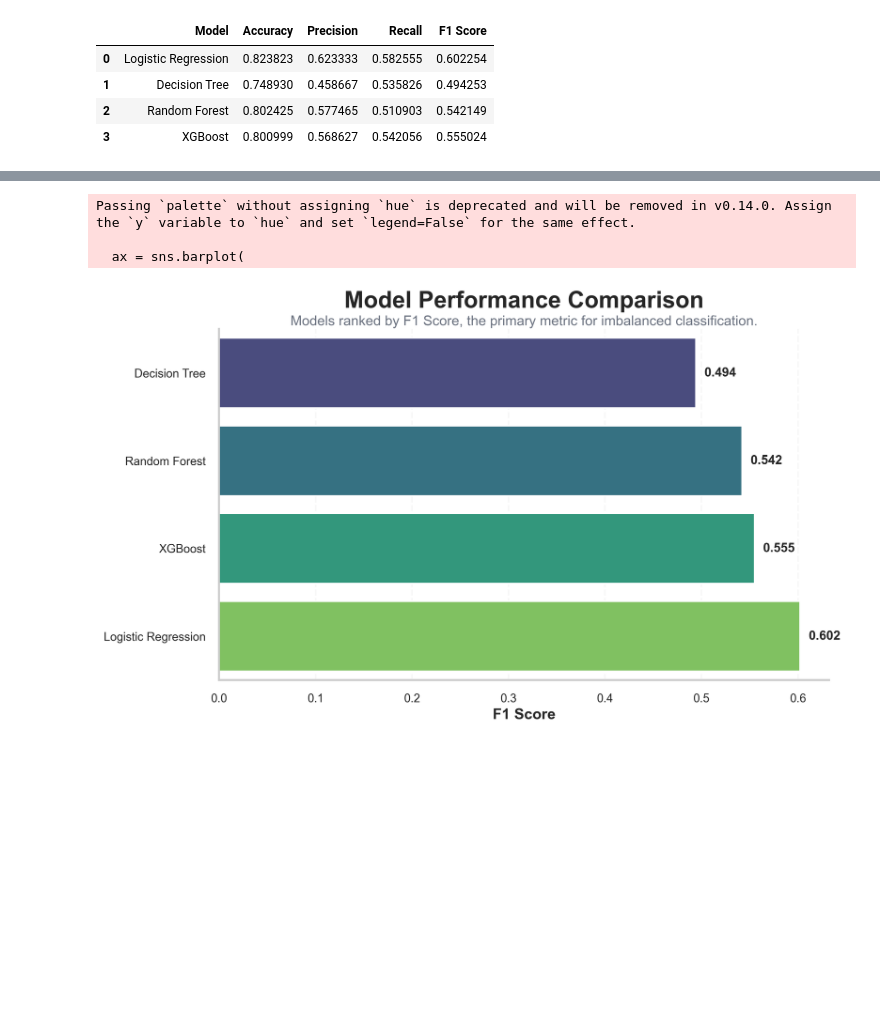
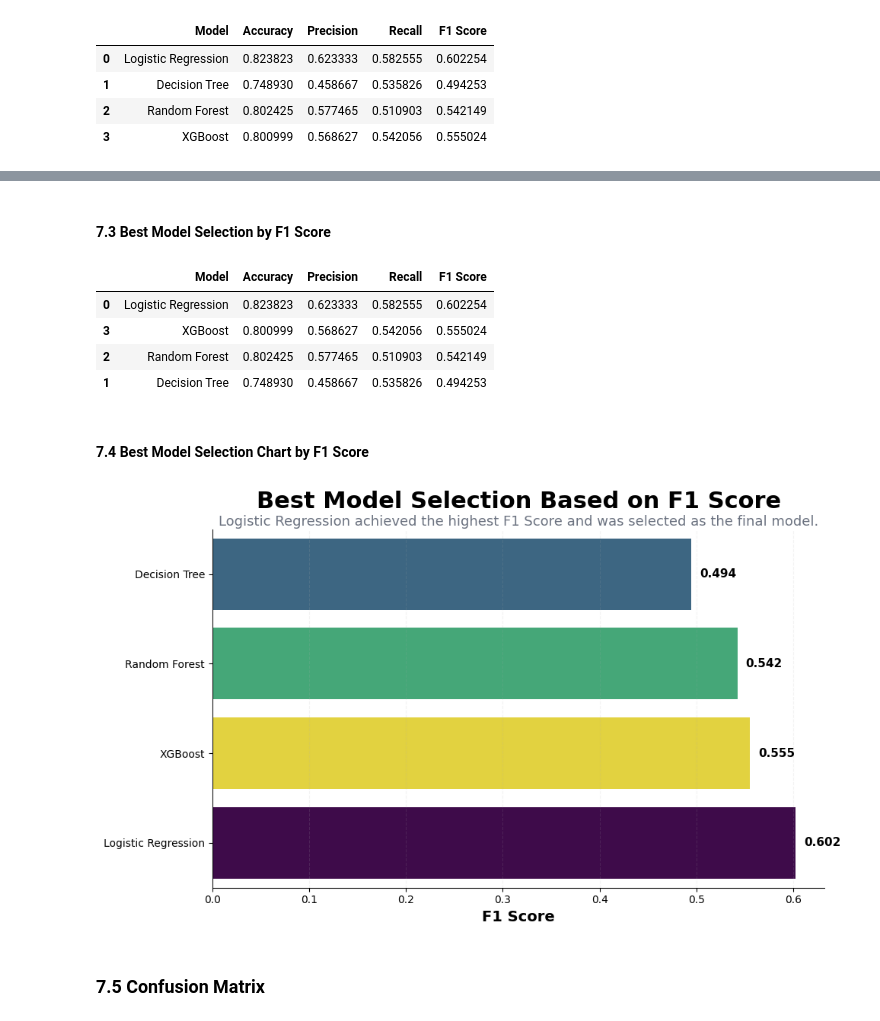
Before and after one commit to jagadeesh-labs/Meritshot-Internship, a Jupyter notebook: TASK-2/customer_churn_prediction.ipynb, the cells around one changed output, grey strips where cells are left out. Drawn from its saved outputs; the diff is of its cells as text; code cells hidden in the pictures; blank space fills up the shorter version.

```diff
--- a/TASK-2/customer_churn_prediction.ipynb
+++ b/TASK-2/customer_churn_prediction.ipynb
@@ -283,9 +276,11 @@ plt.figure(figsize=(12, 7))
 # Create count plot
 ax = sns.countplot(
     x="Churn_Yes",
+    hue="Churn_Yes",
     data=df,
     palette=["#0B3C5D", "#FF6F3C"],  # Midnight Blue, Burnt Orange
-    width=0.55
+    width=0.55,
+    legend=False
 )
 
 # Total customers
@@ -428,7 +427,10 @@ ax = sns.barplot(
     data=contract_churn,
     y="Contract Type",
     x="Churn Rate",
-    palette=["#F97316", "#60A5FA", "#2563EB"]
+    hue="Contract Type",
+    palette=["#F97316", "#60A5FA", "#2563EB"],
+    dodge=False,
+    legend=False
 )
 
 # Add percentage labels
@@ -924,0 +898,7 @@ model_results
+# %%
+model_palette = {
+    "Logistic Regression": "#440154",  # Purple
+    "Decision Tree": "#31688E",        # Blue
+    "Random Forest": "#35B779",        # Green
+    "XGBoost": "#FDE725"               # Yellow
+}
@@ -925,3 +1003,19 @@ model_results
+# %% [markdown]
+#### 7.3 Best Model Selection by F1 Score
+# %%
+# Display models sorted by F1 Score
+model_results.sort_values(
+    by="F1 Score",
+    ascending=False
+)
+# %% [output]
+|  | Model | Accuracy | Precision | Recall | F1 Score |
+| 0 | Logistic Regression | 0.823823 | 0.623333 | 0.582555 | 0.602254 |
+| 3 | XGBoost | 0.800999 | 0.568627 | 0.542056 | 0.555024 |
+| 2 | Random Forest | 0.802425 | 0.577465 | 0.510903 | 0.542149 |
+| 1 | Decision Tree | 0.748930 | 0.458667 | 0.535826 | 0.494253 |
+# %% [markdown]
+#### 7.4 Best Model Selection Chart by F1 Score
 # %%
 # Sort models by F1 Score
 sorted_results = model_results.sort_values(
@@ -931,7 +1025,7 @@ sorted_results = model_results.sort_values(
 
 # Create figure
 plt.figure(
-    figsize=(10, 6),
+    figsize=(10,6),
     facecolor="white"
 )
 
@@ -940,7 +1034,10 @@ ax = sns.barplot(
     data=sorted_results,
     y="Model",
     x="F1 Score",
-    palette="viridis"
+    hue="Model",
+    palette=model_palette,
+    dodge=False,
+    legend=False
 )
 
 # Add score labels
@@ -954,7 +1051,7 @@ for p in ax.patches:
             width,
             p.get_y() + p.get_height()/2
         ),
-        fontsize=12,
+        fontsize=11,
         fontweight="bold",
         va="center",
         xytext=(8,0),
@@ -963,7 +1060,7 @@ for p in ax.patches:
 
 # Title
 plt.title(
-    "Model Performance Comparison",
+    "Best Model Selection Based on F1 Score",
     fontsize=22,
     fontweight="bold",
     pad=20
@@ -973,44 +1070,45 @@ plt.title(
 plt.text(
     0.5,
     1.01,
-    "Models ranked by F1 Score, the primary metric for imbalanced classification.",
+    "Logistic Regression achieved the highest F1 Score and was selected as the final model.",
     transform=ax.transAxes,
     ha="center",
     fontsize=13,
     color="#6B7280"
 )
 
+# Labels
 plt.xlabel(
     "F1 Score",
     fontsize=14,
     fontweight="bold"
 )
 
 plt.ylabel("")
 
+# Grid
 plt.grid(
     axis="x",
     linestyle="--",
     alpha=0.15
 )
 
 sns.despine()
 
 plt.tight_layout()
 
 plt.savefig(
-    "images/model_comparison.png",
+    "images/model_f1_comparison.png",
     dpi=600,
     bbox_inches="tight",
     facecolor="white"
 )
 
 plt.show()
 # %% [output]
-Passing `palette` without assigning `hue` is deprecated and will be removed in v0.14.0. Assign the `y` variable to `hue` and set `legend=False` for the same effect.
-
-  ax = sns.barplot(
-[figure, old version]
+[figure, new version]
+# %% [markdown]
+### 7.5 Confusion Matrix
 # %%
 # Generate confusion matrix
 cm = confusion_matrix(y_test, rf_pred)
```
Also changed, not shown: parts of 18 cells of this notebook, 1 other file.
